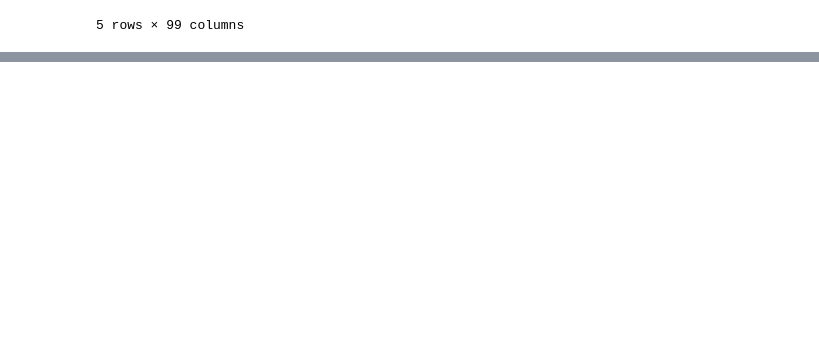
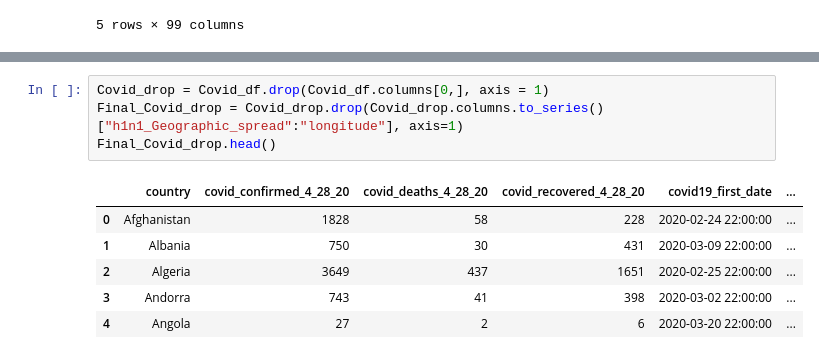
Before and after one commit to benwbarr/ETL-Project, a Jupyter notebook: DataSet1.ipynb, the cells around one changed output, grey strips where cells are left out. Saved outputs shown, nothing was run; the diff lists cells and outputs as text; blank space fills up the shorter version.

```diff
--- a/DataSet1.ipynb
+++ b/DataSet1.ipynb
@@ -198,0 +228,11 @@ SyntaxError: invalid character in identifier (<ipython-input-81-ade32c1563ef>, l
+# %%
+Covid_drop = Covid_df.drop(Covid_df.columns[0,], axis = 1)
+Final_Covid_drop = Covid_drop.drop(Covid_drop.columns.to_series()["h1n1_Geographic_spread":"longitude"], axis=1)
+Final_Covid_drop.head()
+# %% [output]
+|  | country | covid_confirmed_4_28_20 | covid_deaths_4_28_20 | covid_recovered_4_28_20 | covid19_first_date | ... |
+| 0 | Afghanistan | 1828 | 58 | 228 | 2020-02-24 22:00:00 | ... |
+| 1 | Albania | 750 | 30 | 431 | 2020-03-09 22:00:00 | ... |
+| 2 | Algeria | 3649 | 437 | 1651 | 2020-02-25 22:00:00 | ... |
+| 3 | Andorra | 743 | 41 | 398 | 2020-03-02 22:00:00 | ... |
+| 4 | Angola | 27 | 2 | 6 | 2020-03-20 22:00:00 | ... |
```
Also changed, not shown: parts of 11 cells of this notebook, 3 other files.
